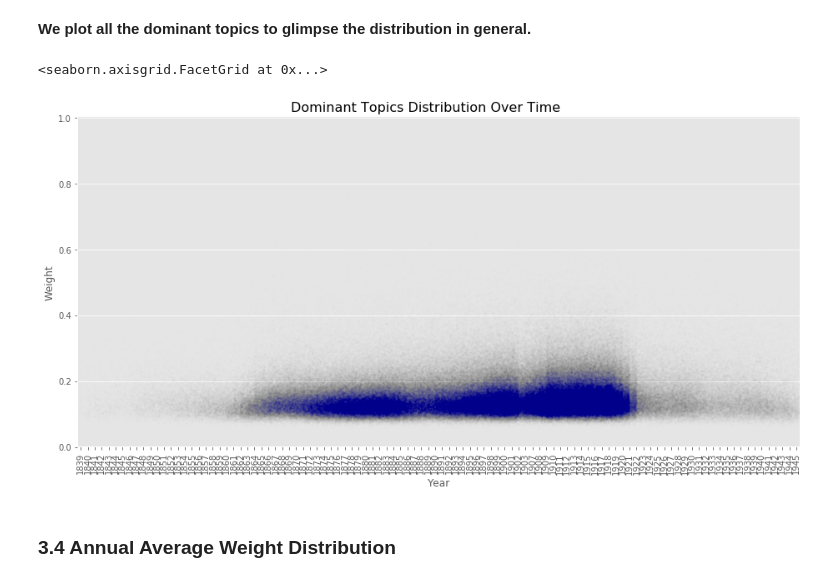
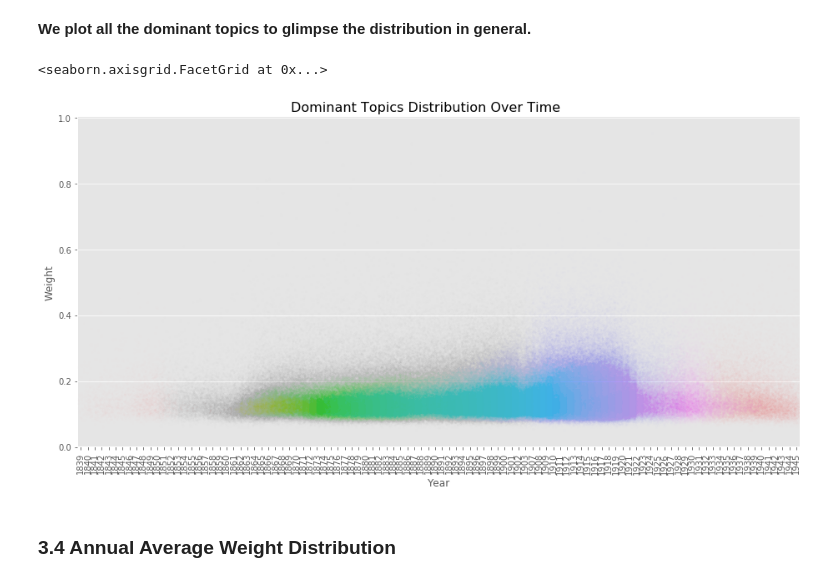
Before and after one commit to xandercai/papers-past-topic-modeling, a Jupyter notebook: 6-analyzing/5-analysis-ads.ipynb, the cells around one changed output. Cells and saved outputs as stored; diff of their text form; code cells hidden in the pictures.

```diff
--- a/6-analyzing/5-analysis-ads.ipynb
+++ b/6-analyzing/5-analysis-ads.ipynb
@@ -248,20 +249,20 @@ g.set_xticklabels(rotation=90, step=1)
 # %% [markdown]
 **We plot all the dominant topics to glimpse the distribution in general.**
 # %%
-g = sns.catplot(x="year", y='weight', color='darkblue',
+g = sns.catplot(x="year", y='weight',
                 kind='strip', height=6.5, aspect=2,
                 jitter=2, dodge=False,
                 s=3, alpha=0.005,
                 legend=False,
                 data=df_domtopic)
 
 g.fig.subplots_adjust(top=0.94)
 g.fig.suptitle("Dominant Topics Distribution Over Time", fontsize=16)
 g.set(xlabel='Year', ylabel='Weight')
 g.set_xticklabels(rotation=90)
 # %% [output]
 <seaborn.axisgrid.FacetGrid at 0x...>
-[figure, old version]
+[figure, new version]
 # %% [markdown]
 ### 3.4 Annual Average Weight Distribution
 # %% [markdown]
```
Also changed, not shown: parts of 7 cells of this notebook, 3 other files.
